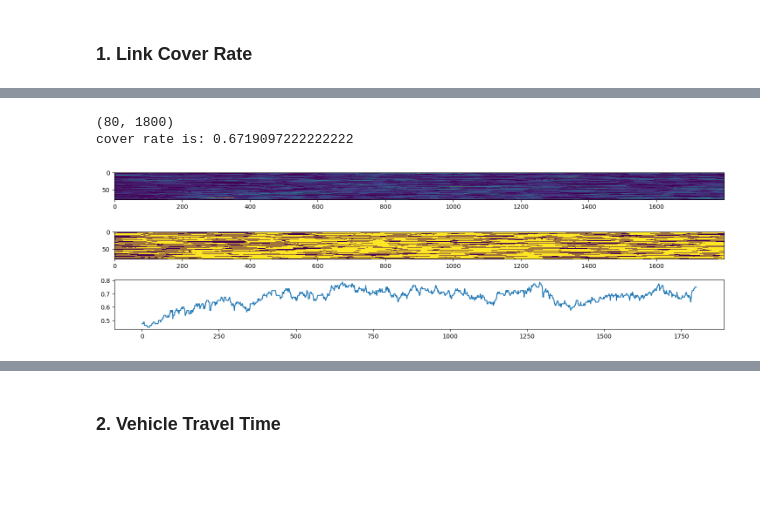
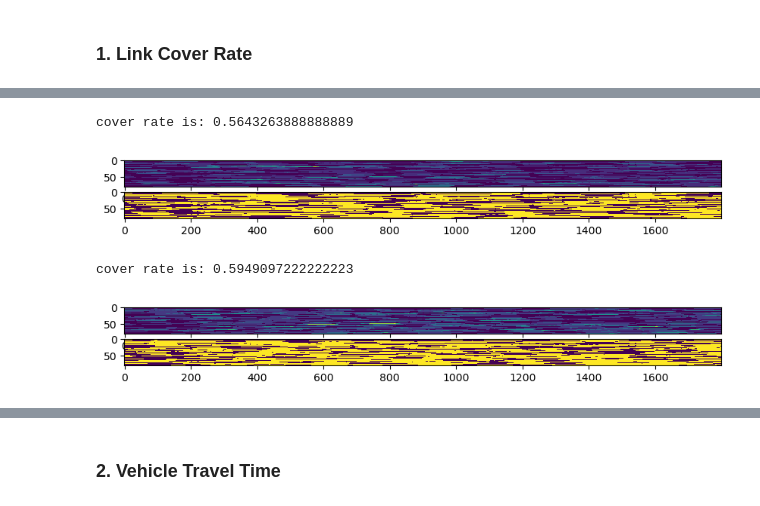
Before and after one commit to Dylan-Wyl10/RoboSense, a Jupyter notebook: analysis/dataAnalysis.ipynb, the cells around one changed output, grey strips where cells are left out. Cells and saved outputs as stored; diff of their text form; code cells hidden in the pictures; blank space fills up the shorter version.

```diff
--- a/analysis/dataAnalysis.ipynb
+++ b/analysis/dataAnalysis.ipynb
@@ -77,10 +83,11 @@ LT_1 = drawTimeSpace(cover_1)
 # %%
-LT_2 = drawTimeSpace(cover_2)
+LT_2, coverTime_2, cover_rates[2] = drawTimeSpace(cover_2, link_num)
+# %% [output]
+cover rate is: 0.5643263888888889
+[figure, added]
 # %%
-# pr5 a2 = 10
-LT_3 = drawTimeSpace(cover_3)
+LT_3, coverTime_3, cover_rates[3] = drawTimeSpace(cover_3, link_num)
 # %% [output]
-(80, 1800)
-cover rate is: 0.6719097222222222
+cover rate is: 0.5949097222222223
-[figure, old version]
+[figure, new version]
 # %%
```
Also changed, not shown: parts of 24 cells of this notebook, 38 other files.
